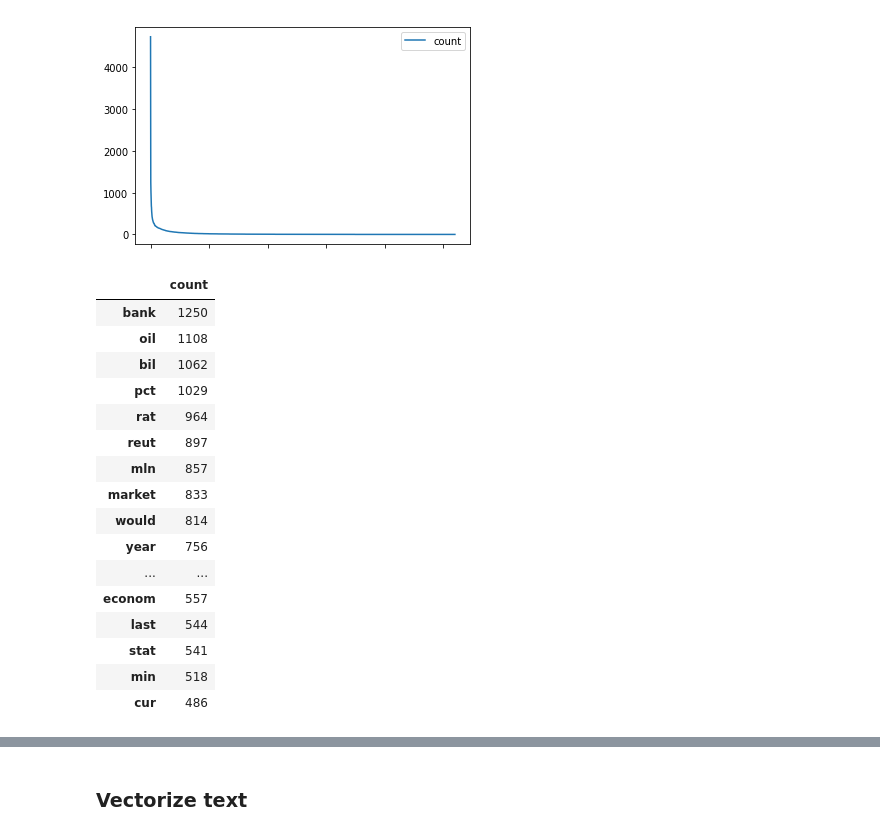
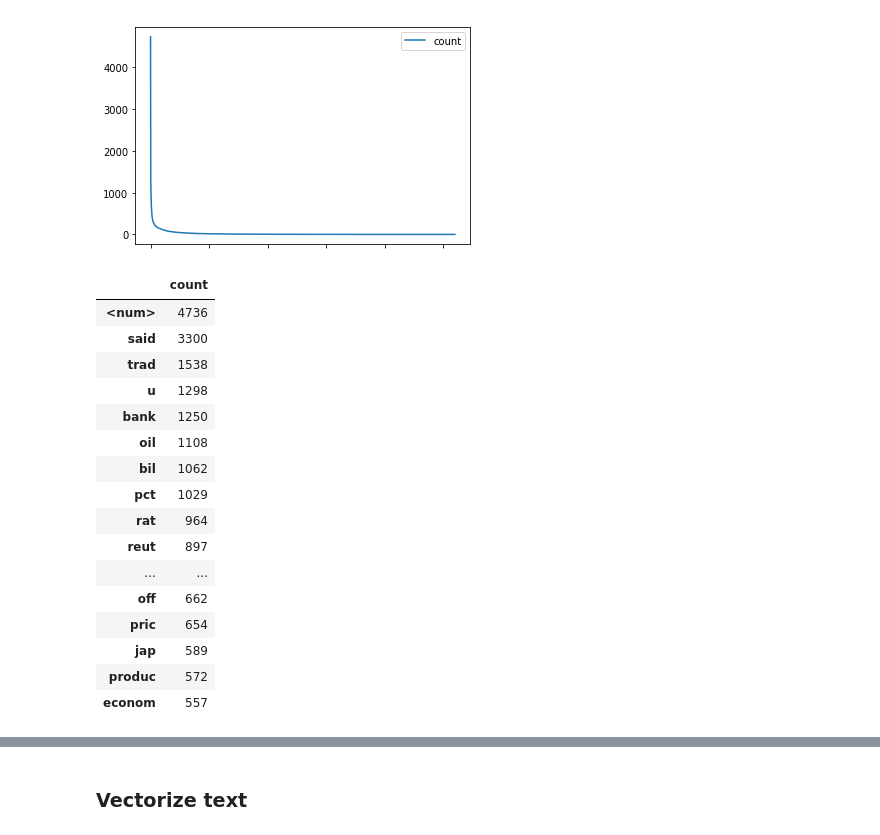
Before and after one commit to kirill-gerasimov/ds, a Jupyter notebook: nb/8_topic_modeling_and_svm/reuters21578_topic-modeling.ipynb, the cells around one changed output, grey strips where cells are left out. Cells and saved outputs as stored; diff of their text form; code cells hidden in the pictures.

```diff
--- a/nb/8_topic_modeling_and_svm/reuters21578_topic-modeling.ipynb
+++ b/nb/8_topic_modeling_and_svm/reuters21578_topic-modeling.ipynb
@@ -498,25 +503,25 @@ pd.DataFrame(pd.Series(counts_by_word_pre_processed_train, name='count')).sort_v
 # %%
 num_words = 3000
 # %%
-pd.DataFrame(pd.Series(counts_by_word_pre_processed_train, name='count')).sort_values('count', ascending=False)[4:num_words].head(20)
+pd.DataFrame(pd.Series(counts_by_word_pre_processed_train, name='count')).sort_values('count', ascending=False)[:num_words].head(20)
 # %% [output]
 |  | count |
+| <num> | 4736 |
+| said | 3300 |
+| trad | 1538 |
+| u | 1298 |
 | bank | 1250 |
 | oil | 1108 |
 | bil | 1062 |
 | pct | 1029 |
 | rat | 964 |
 | reut | 897 |
-| mln | 857 |
-| market | 833 |
-| would | 814 |
-| year | 756 |
 | ... | ... |
+| off | 662 |
+| pric | 654 |
+| jap | 589 |
+| produc | 572 |
 | econom | 557 |
-| last | 544 |
-| stat | 541 |
-| min | 518 |
-| cur | 486 |
 # %%
 pd.DataFrame(pd.Series(counts_by_word_pre_processed_train, name='count')).sort_values('count', ascending=False)[:num_words].tail()
 # %% [output]
```
Also changed, not shown: parts of 47 cells of this notebook.
